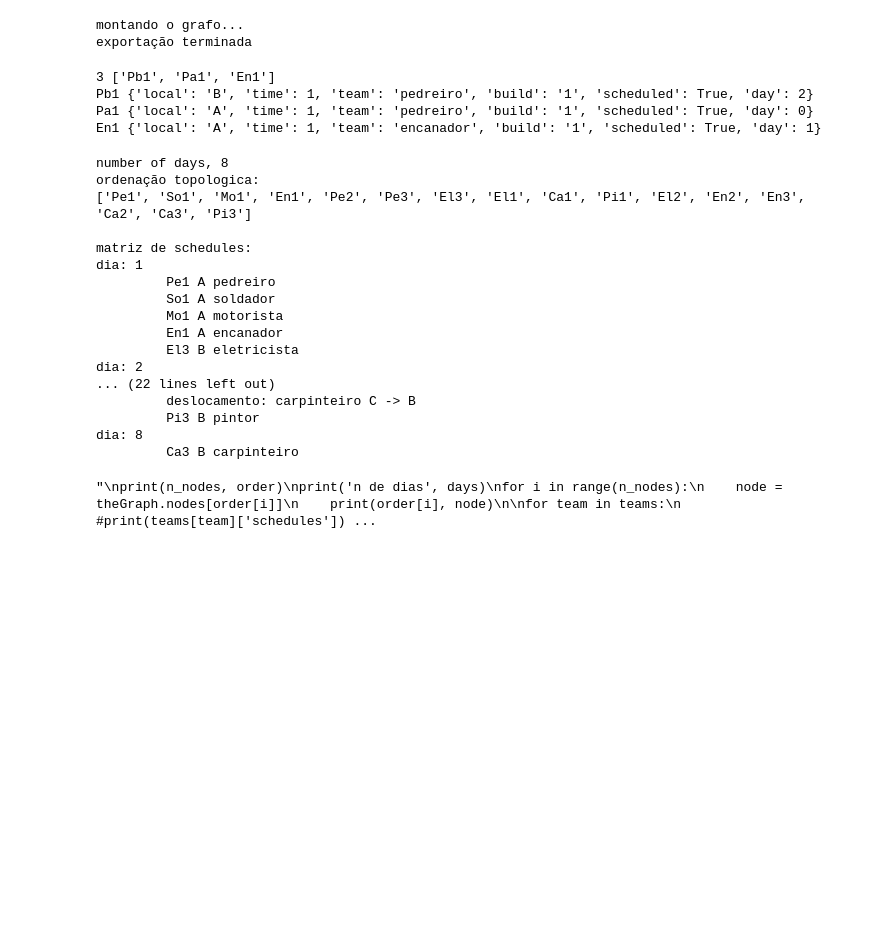
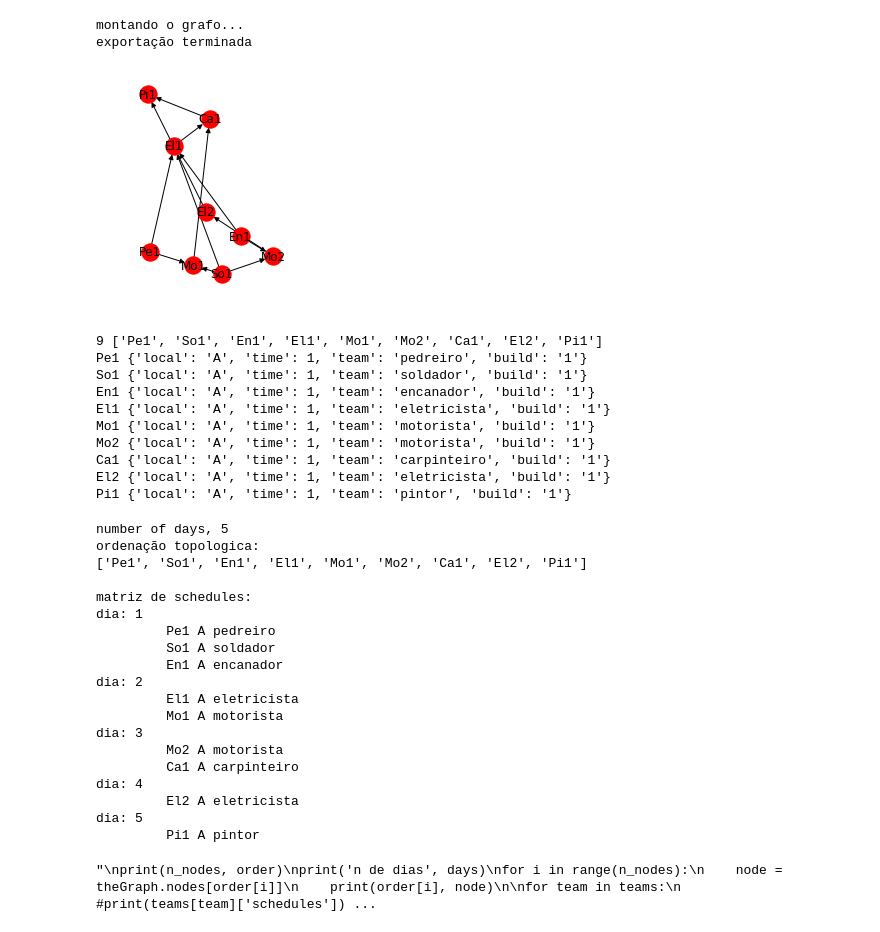
Before and after one commit to elviobg/wsrp, a Jupyter notebook: wsrp.ipynb, the cells around one changed output. Drawn from its saved outputs; the diff is of its cells as text; code cells hidden in the pictures; blank space fills up the shorter version.

```diff
--- a/wsrp.ipynb
+++ b/wsrp.ipynb
@@ -422,10 +422,12 @@ print('exportação terminada')
 montando o grafo...
 exportação terminada
 # %%
-theGraph = import_graph("/home/elvio/github/wsrp/graphs/problema3.txt")
+theGraph = import_graph("/home/elvio/github/wsrp/graphs/problema4.txt")
 #limit_fitness = get_best_and_worst_fitness(theGraph)
-print(limit_fitness)
+#print(limit_fitness)
 plot_graph(theGraph)
+# %% [output]
+[figure, added]
 # %%
 order = topological_sort(theGraph)
 n_nodes = len(theGraph)
@@ -434,17 +436,23 @@ for i in range(n_nodes):
     node = theGraph.nodes[order[i]]
     print(order[i], node)
 # %% [output]
-3 ['Pb1', 'Pa1', 'En1']
-Pb1 {'local': 'B', 'time': 1, 'team': 'pedreiro', 'build': '1', 'scheduled': True, 'day': 2}
-Pa1 {'local': 'A', 'time': 1, 'team': 'pedreiro', 'build': '1', 'scheduled': True, 'day': 0}
-En1 {'local': 'A', 'time': 1, 'team': 'encanador', 'build': '1', 'scheduled': True, 'day': 1}
+9 ['Pe1', 'So1', 'En1', 'El1', 'Mo1', 'Mo2', 'Ca1', 'El2', 'Pi1']
+Pe1 {'local': 'A', 'time': 1, 'team': 'pedreiro', 'build': '1'}
+So1 {'local': 'A', 'time': 1, 'team': 'soldador', 'build': '1'}
+En1 {'local': 'A', 'time': 1, 'team': 'encanador', 'build': '1'}
+El1 {'local': 'A', 'time': 1, 'team': 'eletricista', 'build': '1'}
+Mo1 {'local': 'A', 'time': 1, 'team': 'motorista', 'build': '1'}
+Mo2 {'local': 'A', 'time': 1, 'team': 'motorista', 'build': '1'}
+Ca1 {'local': 'A', 'time': 1, 'team': 'carpinteiro', 'build': '1'}
+El2 {'local': 'A', 'time': 1, 'team': 'eletricista', 'build': '1'}
+Pi1 {'local': 'A', 'time': 1, 'team': 'pintor', 'build': '1'}
 # %%
 #order = ['Pe1', 'Pe2', 'El2', 'En2', 'El1', 'En1', 'En3', 'Pe3', 'El3', 'Ca3', 'Ca1', 'Pi1', 'Ca2', 'Pi2', 'Pi3']
 #order = ['El2', 'Pe2', 'Pe1', 'En2', 'El1', 'En1', 'En3', 'Pe3', 'El3', 'Pi2', 'Ca1', 'Pi1', 'Ca2', 'Ca3', 'Pi3']
 #order = ['Pe1', 'Pe2', 'El2', 'En2', 'El1', 'En1', 'En3', 'Pe3', 'El3', 'Ca3', 'Ca1', 'Pi1', 'Ca2', 'Pi2', 'Pi3']
 #order = ['Pe1', 'Pe2', 'El2', 'En2', 'El1', 'En1', 'En3', 'Pe3', 'El3', 'Ca3', 'Ca1', 'Pi1', 'Ca2', 'Pi2', 'Pi3']
 #order = ['Pe1', 'Pe2', 'El2', 'En2', 'En3', 'En1', 'El1', 'Pe3', 'El3', 'Ca3', 'Ca1', 'Pi1', 'Pi3', 'Pi2', 'Ca2']
-
+#order = ['Pe1', 'So1', 'En1', 'El2', 'En2', 'Pe3', 'Pe2']
 days, teams = generate_wsrp_matrix(theGraph, order)
 schedules = mount_schedules(theGraph, teams, days)
 #print(schedules)
@@ -463,23 +471,25 @@ for team in teams:
     print(teams[team])
 '''
 # %% [output]
-number of days, 8
+number of days, 5
 ordenação topologica:
-['Pe1', 'So1', 'Mo1', 'En1', 'Pe2', 'Pe3', 'El3', 'El1', 'Ca1', 'Pi1', 'El2', 'En2', 'En3', 'Ca2', 'Ca3', 'Pi3']
+['Pe1', 'So1', 'En1', 'El1', 'Mo1', 'Mo2', 'Ca1', 'El2', 'Pi1']
 
 matriz de schedules:
 dia: 1
          Pe1 A pedreiro
          So1 A soldador
+         En1 A encanador
+dia: 2
+         El1 A eletricista
          Mo1 A motorista
-         En1 A encanador
-         El3 B eletricista
-dia: 2
-... (22 lines left out)
-         deslocamento: carpinteiro C -> B
-         Pi3 B pintor
-dia: 8
-         Ca3 B carpinteiro
+dia: 3
+         Mo2 A motorista
+         Ca1 A carpinteiro
+dia: 4
+         El2 A eletricista
+dia: 5
+         Pi1 A pintor
 "\nprint(n_nodes, order)\nprint('n de dias', days)\nfor i in range(n_nodes):\n    node = theGraph.nodes[order[i]]\n    print(order[i], node)\n\nfor team in teams:\n    #print(teams[team]['schedules']) ...
 # %%
 iterations = 15
```
Also changed, not shown: parts of 8 cells of this notebook.
